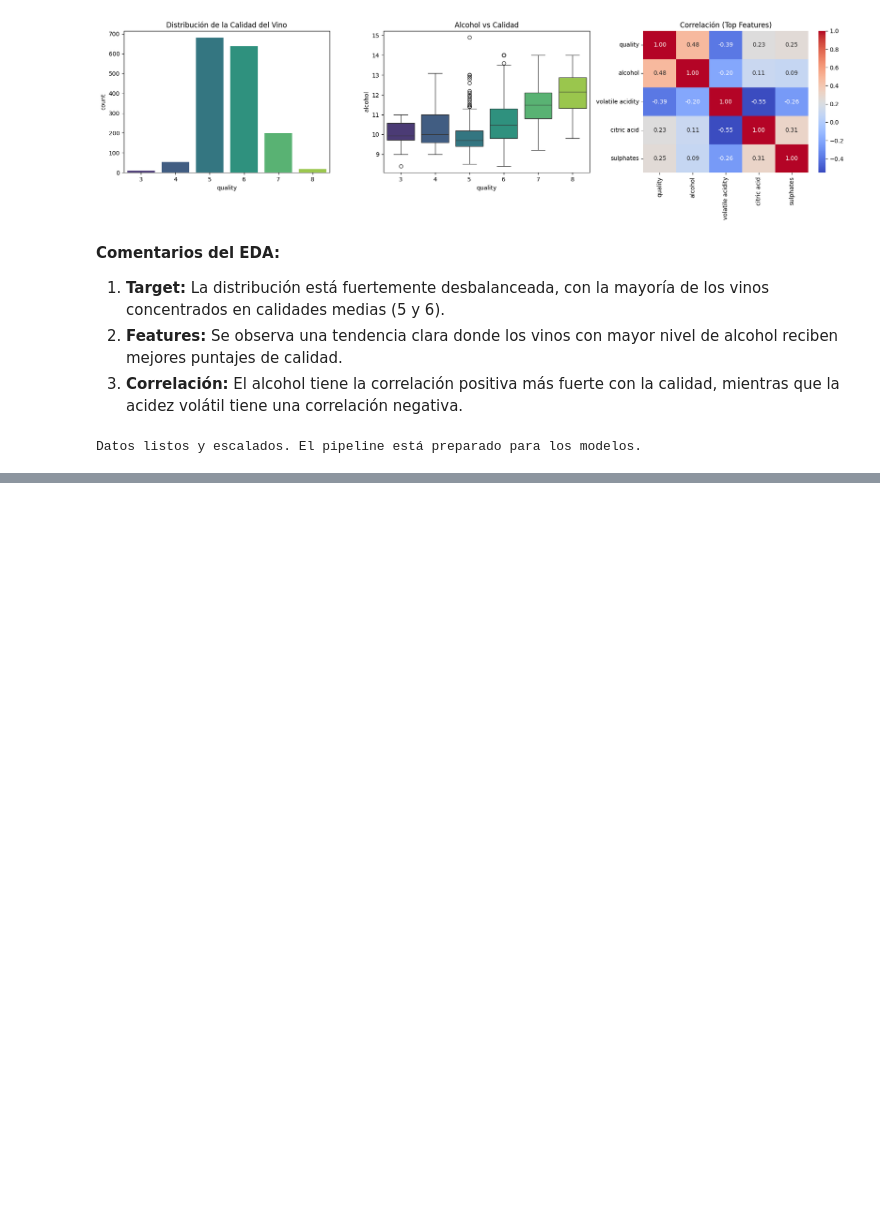
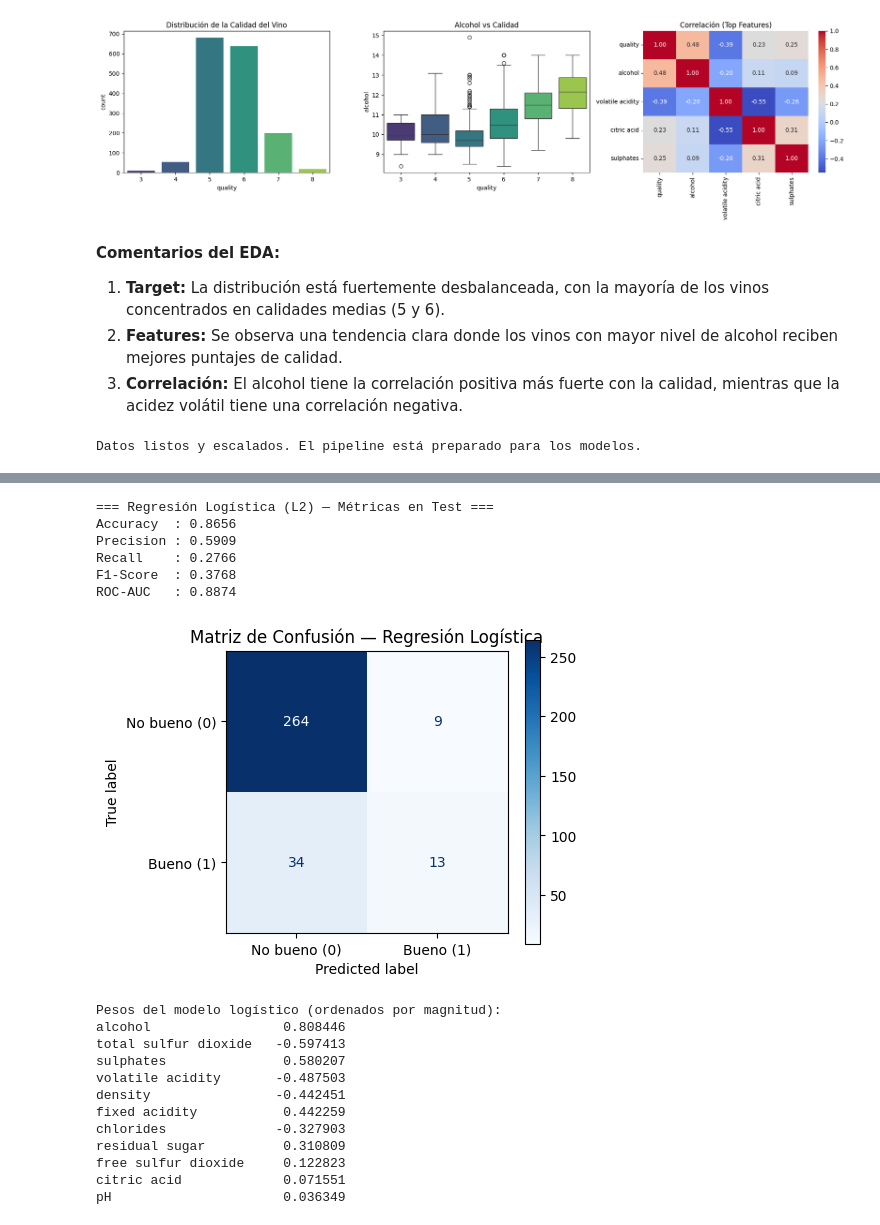
Before and after one commit to jokker5502/Machine-Learning-6-SIN-A-Mar-Jul-2026, a Jupyter notebook: notebooks/main.ipynb, the cells around one changed output, grey strips where cells are left out. Cells and saved outputs as stored; diff of their text form; code cells hidden in the pictures; blank space fills up the shorter version.

Commit message:
add regression models and update README

```diff
--- a/notebooks/main.ipynb
+++ b/notebooks/main.ipynb
@@ -76,0 +131,62 @@ Datos listos y escalados. El pipeline está preparado para los modelos.
+# %%
+from sklearn.linear_model import LogisticRegression
+from sklearn.metrics import (
+    accuracy_score, precision_score, recall_score,
+    f1_score, roc_auc_score, confusion_matrix, ConfusionMatrixDisplay
+)
+
+# ── Entrenamiento con regularización L2 (penalty='l2', C=1.0) ────────
+log_reg = LogisticRegression(penalty='l2', C=1.0, random_state=42, max_iter=1000)
+log_reg.fit(X_train_scaled, y_train_clf)
+
+# ── Predicciones en test ─────────────────────────────────────────────
+y_pred_clf   = log_reg.predict(X_test_scaled)
+y_pred_proba = log_reg.predict_proba(X_test_scaled)[:, 1]  # probabilidad clase positiva
+
+# ── Métricas ─────────────────────────────────────────────────────────
+acc       = accuracy_score(y_test_clf, y_pred_clf)
+precision = precision_score(y_test_clf, y_pred_clf, zero_division=0)
+recall    = recall_score(y_test_clf, y_pred_clf, zero_division=0)
+f1        = f1_score(y_test_clf, y_pred_clf, zero_division=0)
+roc_auc   = roc_auc_score(y_test_clf, y_pred_proba)
+
+print('=== Regresión Logística (L2) — Métricas en Test ===')
+print(f'Accuracy  : {acc:.4f}')
+print(f'Precision : {precision:.4f}')
+print(f'Recall    : {recall:.4f}')
+print(f'F1-Score  : {f1:.4f}')
+print(f'ROC-AUC   : {roc_auc:.4f}')
+
+# ── Matriz de Confusión ───────────────────────────────────────────────
+cm   = confusion_matrix(y_test_clf, y_pred_clf)
+disp = ConfusionMatrixDisplay(confusion_matrix=cm, display_labels=['No bueno (0)', 'Bueno (1)'])
+fig, ax = plt.subplots(figsize=(5, 4))
+disp.plot(cmap='Blues', ax=ax)
+ax.set_title('Matriz de Confusión — Regresión Logística')
+plt.tight_layout()
+plt.show()
+
+# ── Efecto de L2 sobre los pesos ─────────────────────────────────────
+coef_log = pd.Series(log_reg.coef_[0], index=X.columns).sort_values(key=abs, ascending=False)
+print('\nPesos del modelo logístico (ordenados por magnitud):')
+print(coef_log.to_string())
+# %% [output]
+=== Regresión Logística (L2) — Métricas en Test ===
+Accuracy  : 0.8656
+Precision : 0.5909
+Recall    : 0.2766
+F1-Score  : 0.3768
+ROC-AUC   : 0.8874
+[figure, added]
+Pesos del modelo logístico (ordenados por magnitud):
+alcohol                 0.808446
+total sulfur dioxide   -0.597413
+sulphates               0.580207
+volatile acidity       -0.487503
+density                -0.442451
+fixed acidity           0.442259
+chlorides              -0.327903
+residual sugar          0.310809
+free sulfur dioxide     0.122823
+citric acid             0.071551
+pH                      0.036349
```
Also changed, not shown: parts of 6 cells of this notebook, 1 other file.
